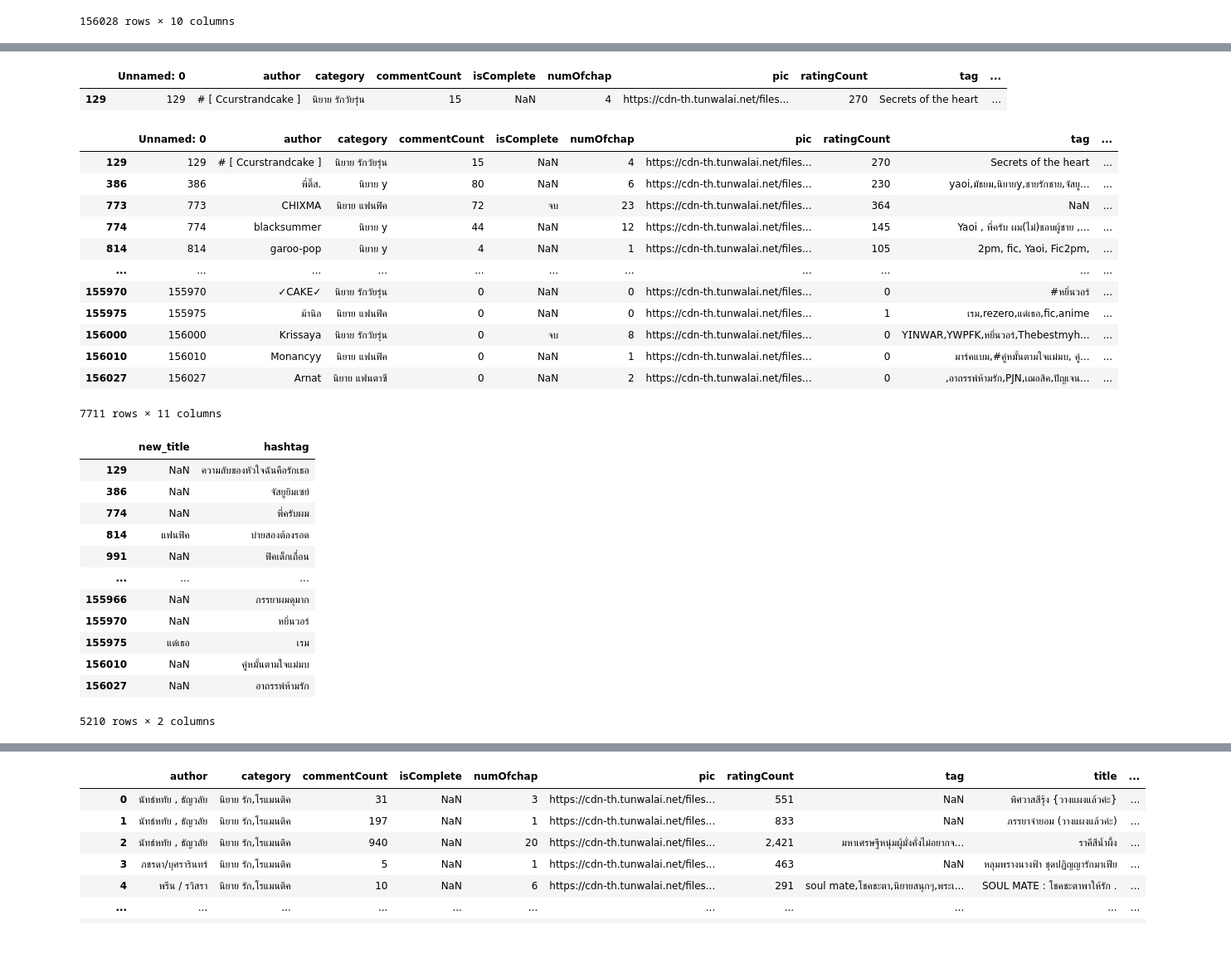
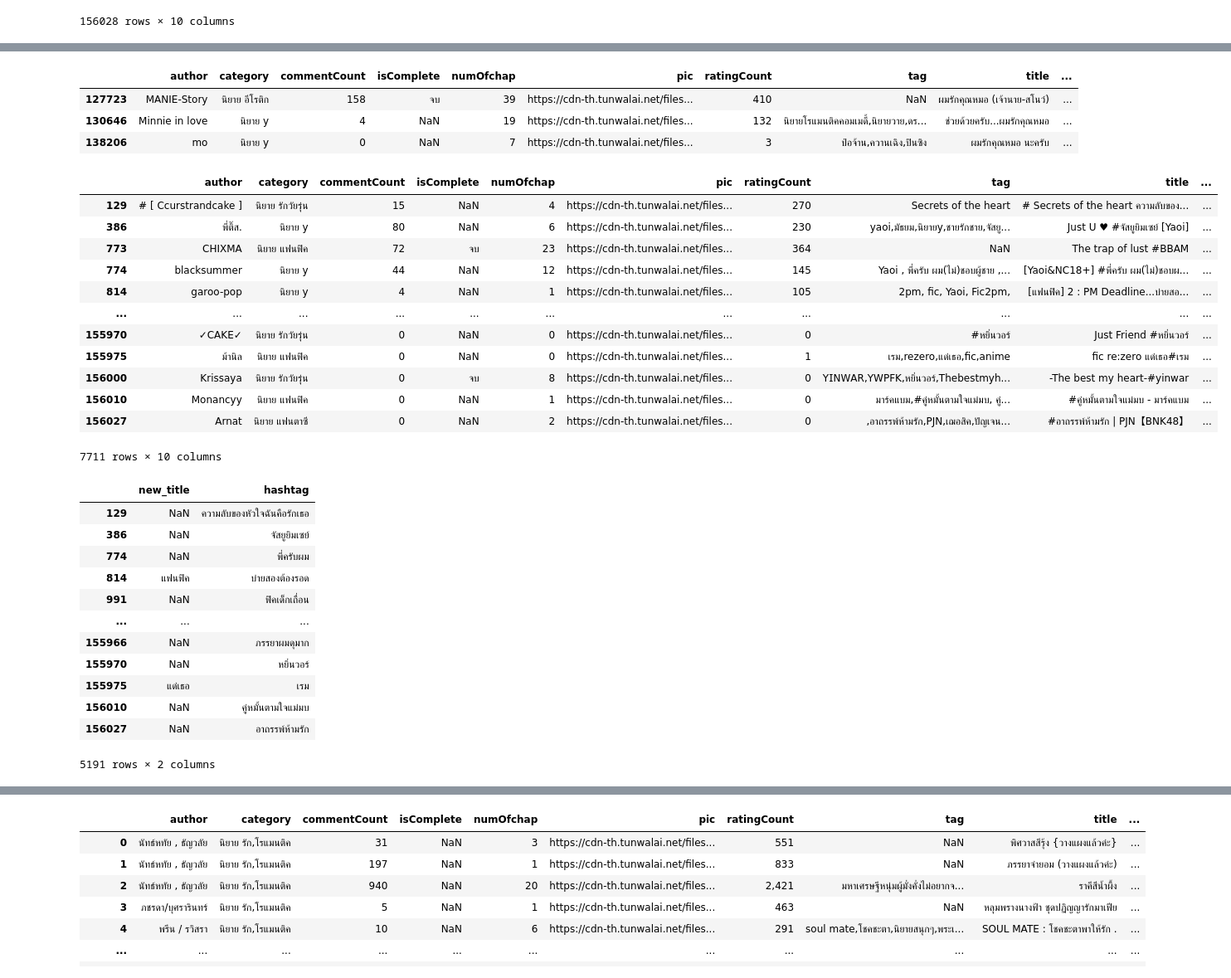
Before and after one commit to pppetonggg/Pick2Read, a Jupyter notebook: CleanTunwalai.ipynb, the cells around one changed output, grey strips where cells are left out. Shown at 83% size. Drawn from its saved outputs; the diff is of its cells as text; code cells hidden in the pictures; blank space fills up the shorter version.

```diff
--- a/CleanTunwalai.ipynb
+++ b/CleanTunwalai.ipynb
@@ -41,27 +62,28 @@ df
+# %%
+df2[df2['title'].str.contains('ผมรักคุณหมอ', na=False)]
+# %% [output]
+|  | author | category | commentCount | isComplete | numOfchap | pic | ratingCount | tag | title | ... |
+| 127723 | MANIE-Story | นิยาย อีโรติก | 158 | จบ | 39 | https://cdn-th.tunwalai.net/files... | 410 | NaN | ผมรักคุณหมอ (เจ้านาย-สโนว์) | ... |
+| 130646 | Minnie in love | นิยาย y | 4 | NaN | 19 | https://cdn-th.tunwalai.net/files... | 132 | นิยายโรแมนติคคอมเมดี้,นิยายวาย,ดร... | ช่วยด้วยครับ...ผมรักคุณหมอ | ... |
+| 138206 | mo | นิยาย y | 0 | NaN | 7 | https://cdn-th.tunwalai.net/files... | 3 | ป๋อจ้าน,ควานเฉิง,ปินซิง | ผมรักคุณหมอ นะครับ | ... |
 # %%
-df[df['title'].str.contains('ความลับของหัวใจฉันคือรักเธอ', na=False)]
+df[df['title'].str.contains('#')]
 # %% [output]
-|  | Unnamed: 0 | author | category | commentCount | isComplete | numOfchap | pic | ratingCount | tag | ... |
-| 129 | 129 | # [ Ccurstrandcake ] | นิยาย รักวัยรุ่น | 15 | NaN | 4 | https://cdn-th.tunwalai.net/files... | 270 | Secrets of the heart | ... |
+|  | author | category | commentCount | isComplete | numOfchap | pic | ratingCount | tag | title | ... |
+| 129 | # [ Ccurstrandcake ] | นิยาย รักวัยรุ่น | 15 | NaN | 4 | https://cdn-th.tunwalai.net/files... | 270 | Secrets of the heart | # Secrets of the heart ความลับของ... | ... |
+| 386 | พี่ติ๊ส. | นิยาย y | 80 | NaN | 6 | https://cdn-th.tunwalai.net/files... | 230 | yaoi,มัธยม,นิยายy,ชายรักชาย,จัสยู... | Just U ♥ #จัสยูยิมเซย์ [Yaoi] | ... |
+| 773 | CHIXMA | นิยาย แฟนฟิค | 72 | จบ | 23 | https://cdn-th.tunwalai.net/files... | 364 | NaN | The trap of lust #BBAM | ... |
+| 774 | blacksummer | นิยาย y | 44 | NaN | 12 | https://cdn-th.tunwalai.net/files... | 145 | Yaoi , พี่ครับ ผม(ไม่)ชอบผู้ชาย ,... | [Yaoi&NC18+] #พี่ครับ ผม(ไม่)ชอบผ... | ... |
+| 814 | garoo-pop | นิยาย y | 4 | NaN | 1 | https://cdn-th.tunwalai.net/files... | 105 | 2pm, fic, Yaoi, Fic2pm, | [แฟนฟิค] 2 : PM Deadline...บ่ายสอ... | ... |
+| ... | ... | ... | ... | ... | ... | ... | ... | ... | ... | ... |
+| 155970 | ✓CAKE✓ | นิยาย รักวัยรุ่น | 0 | NaN | 0 | https://cdn-th.tunwalai.net/files... | 0 | #หยิ่นวอร์ | Just Friend #หยิ่นวอร์ | ... |
+| 155975 | ม้านิล | นิยาย แฟนฟิค | 0 | NaN | 0 | https://cdn-th.tunwalai.net/files... | 1 | เรม,rezero,แด่เธอ,fic,anime | fic re:zero แด่เธอ#เรม | ... |
+| 156000 | Krissaya | นิยาย รักวัยรุ่น | 0 | จบ | 8 | https://cdn-th.tunwalai.net/files... | 0 | 𝖸𝖨𝖭𝖶𝖠𝖱,𝖸𝖶𝖯𝖥𝖪,หยิ่นวอร์,Thebestmyh... | -The best my heart-#yinwar | ... |
+| 156010 | Monancyy | นิยาย แฟนฟิค | 0 | NaN | 1 | https://cdn-th.tunwalai.net/files... | 0 | มาร์คแบม,#คู่หมั้นตามใจแม่มบ, คู่... | #คู่หมั้นตามใจแม่มบ - มาร์คแบม | ... |
+| 156027 | Arnat | นิยาย แฟนตาซี | 0 | NaN | 2 | https://cdn-th.tunwalai.net/files... | 0 | ,อาถรรพ์ห้ามรัก,PJN,เฌอสิค,ปัญเจน... | #อาถรรพ์ห้ามรัก | PJN【BNK48】 | ... |
+7711 rows × 10 columns
-# %%
-df2 = df[df['title'].str.contains('#')]
-df2
-# %% [output]
-|  | Unnamed: 0 | author | category | commentCount | isComplete | numOfchap | pic | ratingCount | tag | ... |
-| 129 | 129 | # [ Ccurstrandcake ] | นิยาย รักวัยรุ่น | 15 | NaN | 4 | https://cdn-th.tunwalai.net/files... | 270 | Secrets of the heart | ... |
-| 386 | 386 | พี่ติ๊ส. | นิยาย y | 80 | NaN | 6 | https://cdn-th.tunwalai.net/files... | 230 | yaoi,มัธยม,นิยายy,ชายรักชาย,จัสยู... | ... |
-| 773 | 773 | CHIXMA | นิยาย แฟนฟิค | 72 | จบ | 23 | https://cdn-th.tunwalai.net/files... | 364 | NaN | ... |
-| 774 | 774 | blacksummer | นิยาย y | 44 | NaN | 12 | https://cdn-th.tunwalai.net/files... | 145 | Yaoi , พี่ครับ ผม(ไม่)ชอบผู้ชาย ,... | ... |
-| 814 | 814 | garoo-pop | นิยาย y | 4 | NaN | 1 | https://cdn-th.tunwalai.net/files... | 105 | 2pm, fic, Yaoi, Fic2pm, | ... |
-| ... | ... | ... | ... | ... | ... | ... | ... | ... | ... | ... |
-| 155970 | 155970 | ✓CAKE✓ | นิยาย รักวัยรุ่น | 0 | NaN | 0 | https://cdn-th.tunwalai.net/files... | 0 | #หยิ่นวอร์ | ... |
-| 155975 | 155975 | ม้านิล | นิยาย แฟนฟิค | 0 | NaN | 0 | https://cdn-th.tunwalai.net/files... | 1 | เรม,rezero,แด่เธอ,fic,anime | ... |
-| 156000 | 156000 | Krissaya | นิยาย รักวัยรุ่น | 0 | จบ | 8 | https://cdn-th.tunwalai.net/files... | 0 | 𝖸𝖨𝖭𝖶𝖠𝖱,𝖸𝖶𝖯𝖥𝖪,หยิ่นวอร์,Thebestmyh... | ... |
-| 156010 | 156010 | Monancyy | นิยาย แฟนฟิค | 0 | NaN | 1 | https://cdn-th.tunwalai.net/files... | 0 | มาร์คแบม,#คู่หมั้นตามใจแม่มบ, คู่... | ... |
-| 156027 | 156027 | Arnat | นิยาย แฟนตาซี | 0 | NaN | 2 | https://cdn-th.tunwalai.net/files... | 0 | ,อาถรรพ์ห้ามรัก,PJN,เฌอสิค,ปัญเจน... | ... |
-7711 rows × 11 columns
 # %%
-df3 = pd.DataFrame(df.title.str.split(r'#.*?(?=\S|$)',1).tolist(),
+df3 = pd.DataFrame(df2.title.str.split(r'#.*?(?=\S|$)',1).tolist(),
                          columns = ['new_title','hashtag'])
 df3['new_title'] = df3['new_title'].str.replace(' ', '')
 df3['hashtag'] = df3['hashtag'].str.replace(' ', '')
@@ -87,7 +109,7 @@ df3[df3['hashtag'].str.contains('') == True]
 | 155975 | แด่เธอ | เรม |
 | 156010 | NaN | คู่หมั้นตามใจแม่มบ |
 | 156027 | NaN | อาถรรพ์ห้ามรัก |
-5210 rows × 2 columns
+5191 rows × 2 columns
 # %%
 #/^[A-Za-z][A-Za-z0-9]*$/
 #df3['hashtag'] = df3['hashtag'].str.replace('(?P<letter>[a-zA-Z])', '').str.strip()
```
Also changed, not shown: parts of 5 cells of this notebook, 20 other files.
